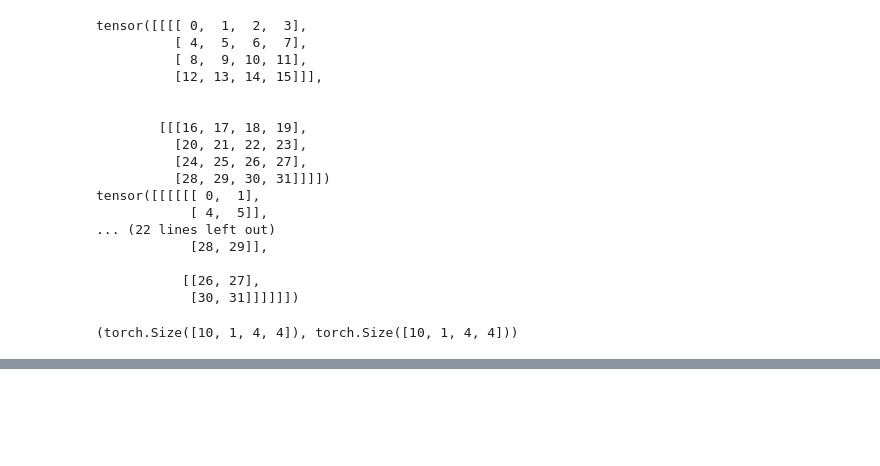
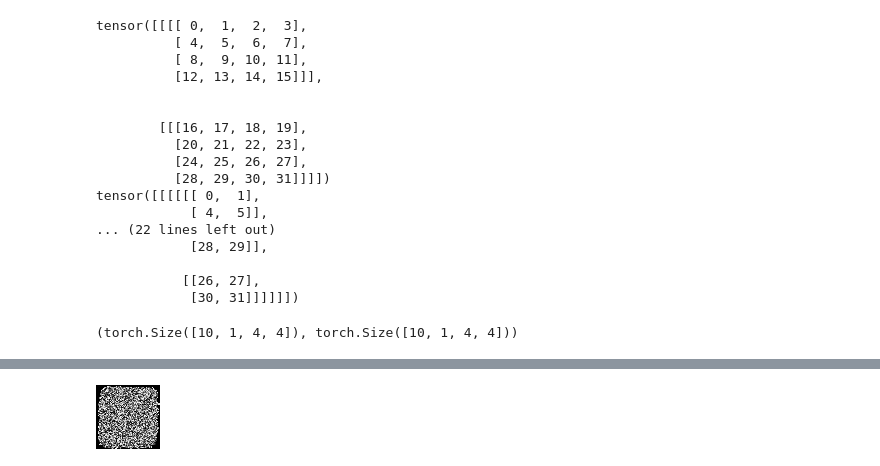
Before and after one commit to Ishushan02/Video-Generation-Flowing-MNIST, a Jupyter notebook: vision-transformer-model.ipynb, the cells around one changed output, grey strips where cells are left out. Saved outputs shown, nothing was run; the diff lists cells and outputs as text; code cells hidden in the pictures; blank space fills up the shorter version.

```diff
--- a/vision-transformer-model.ipynb
+++ b/vision-transformer-model.ipynb
@@ -57,0 +267,29 @@ x.shape, y.shape
+# %%
+def generateVideos(model, initialFrame):
+
+    all_outputs = []
+
+    test = initialFrame.float().unsqueeze(0).unsqueeze(0).unsqueeze(2)
+
+    for _ in range(2):
+        out = model(test)
+        # print(out.shape)
+        temp = out * 255.0
+        all_outputs.append(temp)
+        last_frame = out[:, -1, :, :]
+        test = last_frame.unsqueeze(1)
+        # print(test.shape)
+
+    full_output = torch.cat(all_outputs, dim=1)
+    full_output = full_output.squeeze(2)
+    # print(full_output.shape)
+    numpy_data = full_output.detach().cpu().numpy()
+    visualizeData(numpy_data[0])
+
+initial_frame = torch.from_numpy(data[0, 5]/255.0)
+
+# initial_frame = [20, 10, 1, 64, 64]
+generateVideos(model, initial_frame)
+#350
+# %% [output]
+[figure, added]
```
Also changed, not shown: parts of 11 cells of this notebook, 7 other files.
